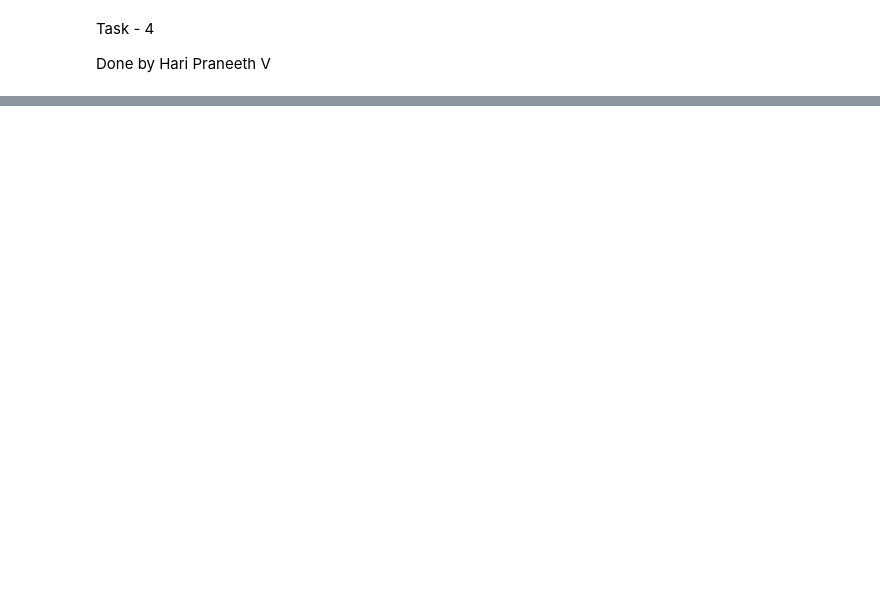
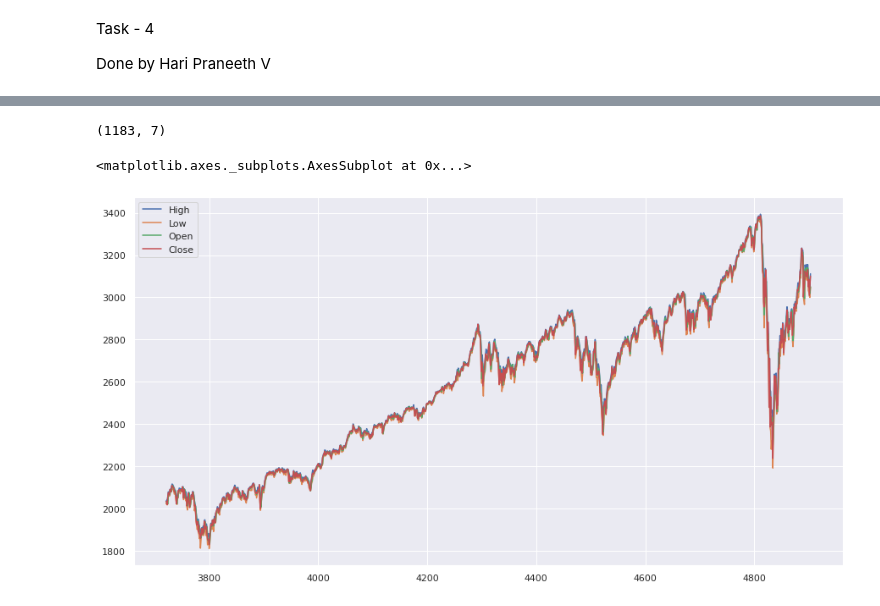
Before and after one commit to vhpraneeth/The-Sparks-Foundation, a Jupyter notebook: Task_4.ipynb, the cells around one changed output, grey strips where cells are left out. Cells and saved outputs as stored; diff of their text form; code cells hidden in the pictures; blank space fills up the shorter version.

```diff
--- a/Task_4.ipynb
+++ b/Task_4.ipynb
@@ -247,0 +156,4 @@ dtype: int64
+# %%
+data=data[data['Date']<='2020-06-30']
+data['Date']=pd.to_datetime(data['Date'])
+data.head()
@@ -501,5 +368,0 @@ THE LAST AND FINAL RESULT: VISUALIZING OUR RESULT BY DISTRIBUTING IT AS NEGATIVE
-# %%
-plt.figure(figsize=(10,5))
-sns.set(style="ticks")
-ax=sns.countplot(df2['sentiment'],palette='Set3')
-ax.set_xticklabels(['Negative','Neutral','Positive']);
@@ -516,0 +438,3 @@ Size of the dataset I used for analyzing: 5000 rows
+# %%
+Data2=data[(data['Date']>='2015-10-19')&(data['Date']<='2020-06-30')]
+Data2
@@ -516,0 +455,9 @@ Size of the dataset I used for analyzing: 5000 rows
+# %%
+Data2.shape
+# %% [output]
+(1183, 7)
+# %%
+Data2[['High','Low','Open','Close']].plot(figsize=(15,8))
+# %% [output]
+<matplotlib.axes._subplots.AxesSubplot at 0x...>
+[figure, added]
```
Also changed, not shown: parts of 131 cells of this notebook.
